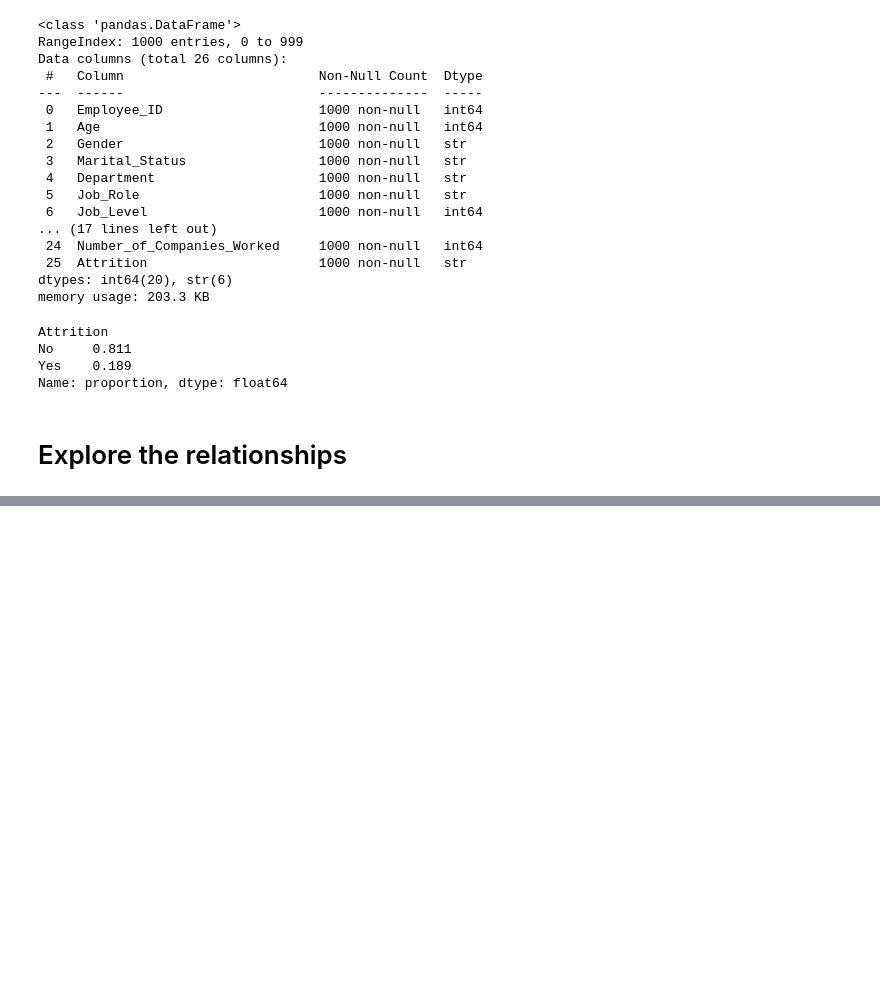
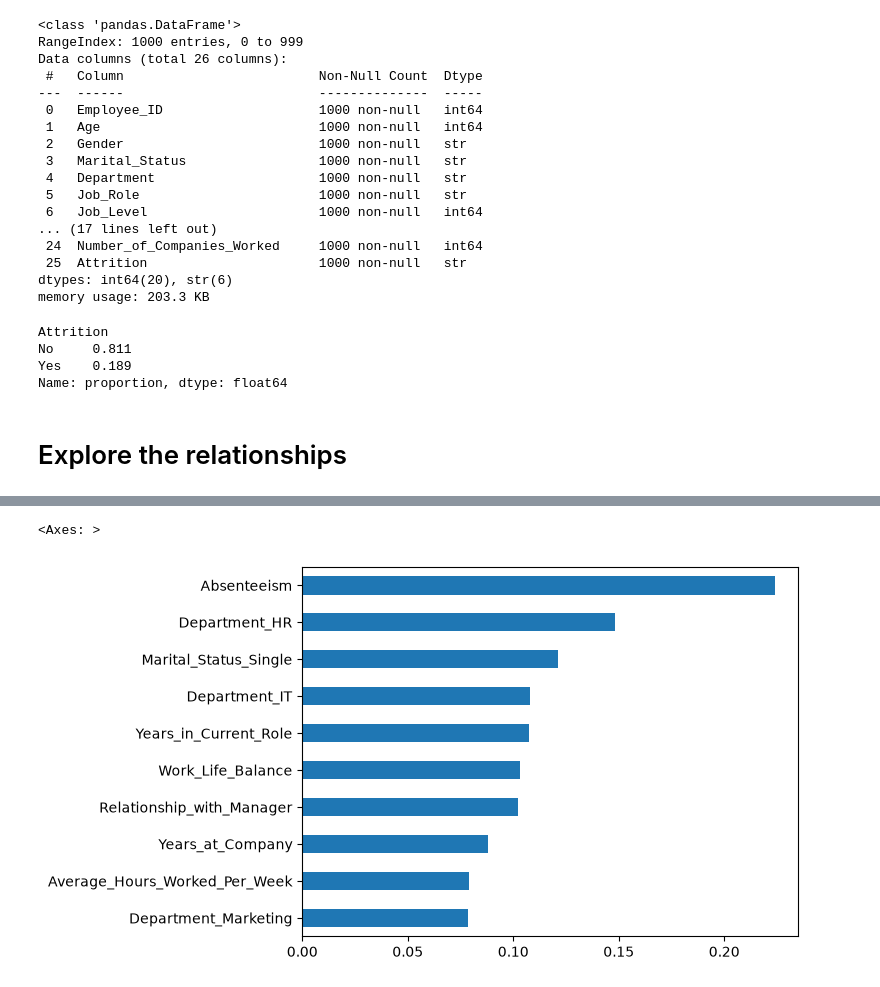
Before and after one commit to cassjk00/hr-attrition-predictor, a Jupyter notebook: main.ipynb, the cells around one changed output, grey strips where cells are left out. Drawn from its saved outputs; the diff is of its cells as text; code cells hidden in the pictures; blank space fills up the shorter version.

Commit message:
Tested hypothesis and added a risk predictor for the top ten at most risk employees.

```diff
--- a/main.ipynb
+++ b/main.ipynb
@@ -50,0 +54,21 @@ Job level 1 also has least attrition<br>Lower monthly incomes have slightly less
+# %%
+from sklearn.model_selection import train_test_split
+
+df_encoded = pd.get_dummies(df,drop_first=True)
+X = df_encoded.drop('Attrition_Yes',axis=1)
+y = df_encoded['Attrition_Yes']
+X_train, X_test, y_train, y_test = train_test_split(X, y, test_size=0.2,stratify=y, random_state=42)
+# %%
+from sklearn.linear_model import LogisticRegression
+from sklearn.metrics import classification_report
+from sklearn.preprocessing import StandardScaler
+
+scaler = StandardScaler()
+X_train_scaled = scaler.fit_transform(X_train)
+X_test_scaled = scaler.transform(X_test)
+
+model = LogisticRegression(max_iter=1000, class_weight='balanced')
+model.fit(X_train_scaled, y_train)
+preds = model.predict(X_test_scaled)
+
+print(classification_report(y_test, preds))
@@ -50,0 +84,6 @@ Job level 1 also has least attrition<br>Lower monthly incomes have slightly less
+# %%
+importances = pd.Series(model.coef_[0], index=X.columns).sort_values()
+importances.tail(10).plot(kind='barh')
+# %% [output]
+<Axes: >
+[figure, added]
```
Also changed, not shown: parts of 8 cells of this notebook.
